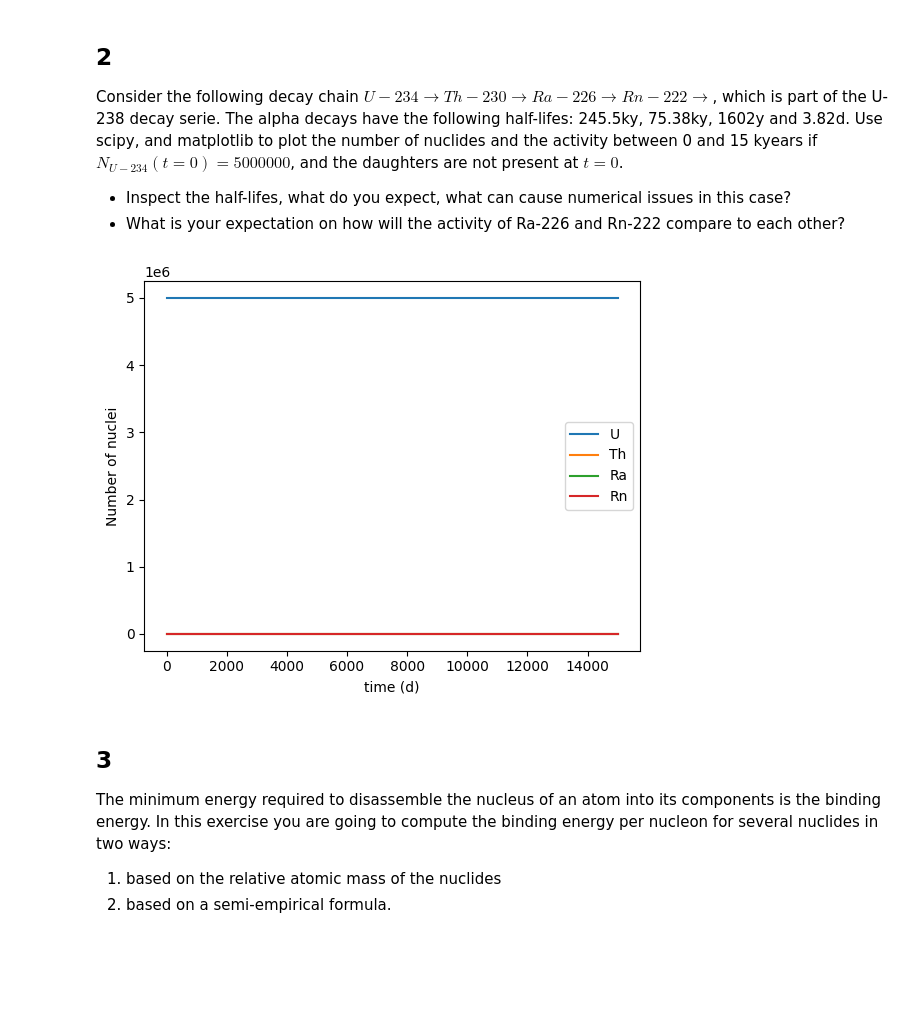
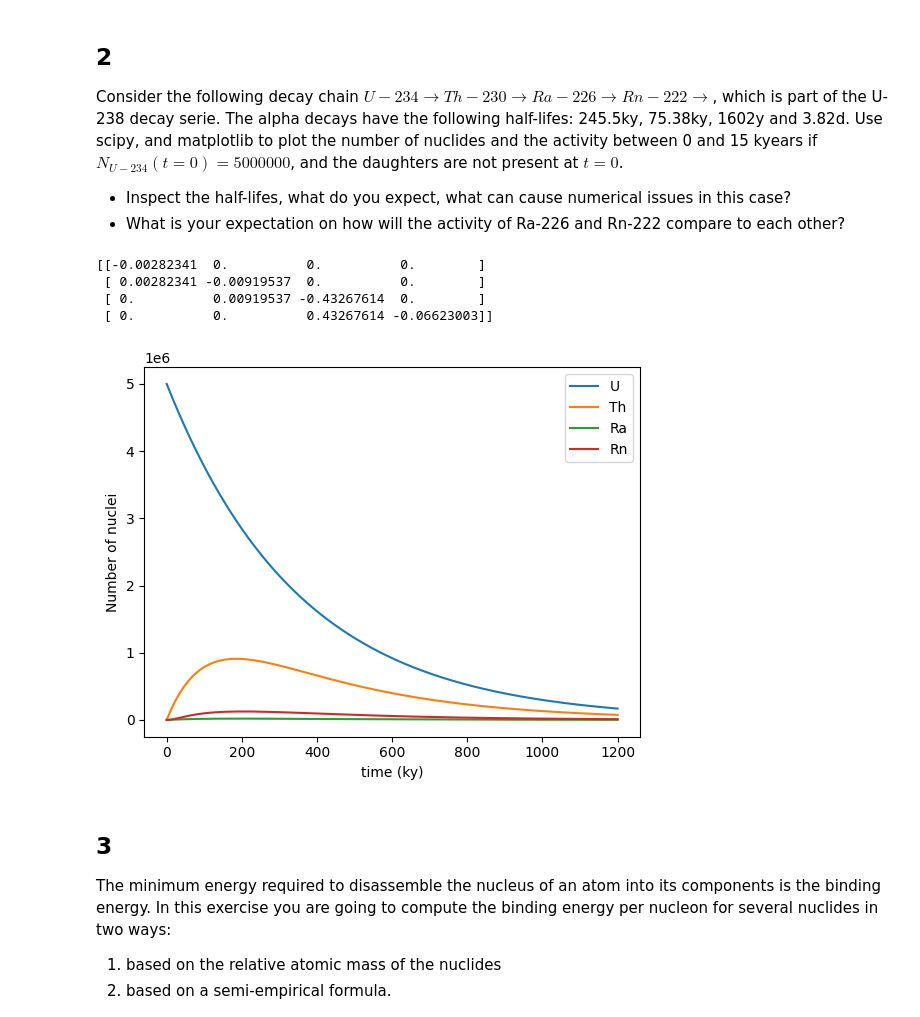
Before and after one commit to MalteHanse/RFP, a Jupyter notebook: Datalabs/Datalab02/2-IntermediatePythonI.ipynb, the cells around one changed output. Saved outputs shown, nothing was run; the diff lists cells and outputs as text; code cells hidden in the pictures; blank space fills up the shorter version.

```diff
--- a/Datalabs/Datalab02/2-IntermediatePythonI.ipynb
+++ b/Datalabs/Datalab02/2-IntermediatePythonI.ipynb
@@ -598,56 +598,58 @@ Consider the following decay chain $U-234 \rightarrow Th-230 \rightarrow Ra-226
 # %%
 #your code comes here
 N0 = 5_000_000
-TU = 245.5 * 1e3 * 365  #ky to y to d
+TU = 245.5  #ky
 lTU = np.log(2)/TU
-TTh = 75.38 * 1e3 * 365 #ky to y to d
+TTh = 75.38 #ky
 lTTh = np.log(2)/TTh
-TRa = 1602 * 365 #y to d
+TRa = 1602 *1e-3 #ky
 lTRa = np.log(2)/TRa
-TRn = 3.82  #d
+TRn = 3.82 / 365 / 1e-3  #d
 lTRn = np.log(2)/TRn
 
 lambdas = [lTU, lTTh, lTRa, lTRn]
 
 def build_decay_matrix(lambdas):
     n = len(lambdas)
     A = np.zeros((n, n))
 
     for i in range(n):
         # diagonal terms: -lambda_i
         A[i, i] = -lambdas[i]
 
         # sub-diagonal terms: lambda_i goes into daughter i+1
         if i < n - 1:
             A[i + 1, i] = lambdas[i]
 
     return A
 
-def derivDaughter(t,y):
-    # A=np.array([[-lTU,0.0, 0.0, 0.0],
-    #             [lTU,-lTTh, 0.0, 0.0],
-    #             [lTU, lTTh, -lTRa, 0.0],
-    #             [lTU, lTTh, lTRa, -lTRn]])
-    A = build_decay_matrix(lambdas)
+A = build_decay_matrix(lambdas)
+print(A)
+
+def derivDaughter(t,y, A=A):
     return np.dot(A,y)
 
 Tstart=0.0
-Tend=15000.0 #days
+Tend= 1200
 Neval=1001
 T_eval=np.linspace(Tstart, Tend, Neval)
-sol=solve_ivp(derivDaughter,(Tstart,Tend),[N0, 0.0, 0.0, 0.0],t_eval=T_eval) #,args=(lTU, lTTh, lTRa, lTRn))
+sol=solve_ivp(derivDaughter,(Tstart,Tend),[N0, 0.0, 0.0, 0.0],t_eval=T_eval)
 
 plt.figure()
 plt.plot(sol.t,sol.y[0],label='U')
 plt.plot(sol.t,sol.y[1],label='Th')
 plt.plot(sol.t,sol.y[2],label='Ra')
 plt.plot(sol.t,sol.y[3],label='Rn')
-plt.xlabel('time (d)')
+plt.xlabel('time (ky)')
 plt.legend()
 plt.ylabel('Number of nuclei')
 plt.show()
 # %% [output]
+[[-0.00282341  0.          0.          0.        ]
+ [ 0.00282341 -0.00919537  0.          0.        ]
+ [ 0.          0.00919537 -0.43267614  0.        ]
+ [ 0.          0.          0.43267614 -0.06623003]]
-[figure, old version]
+[figure, new version]
 # %% [markdown]
 ## 3
 
```
Also changed, not shown: parts of 1 cell of this notebook.
